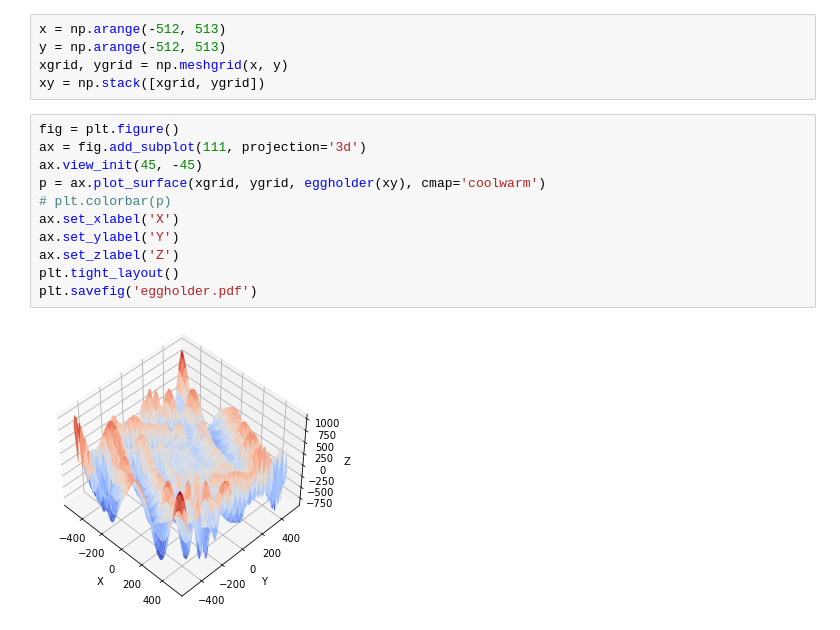
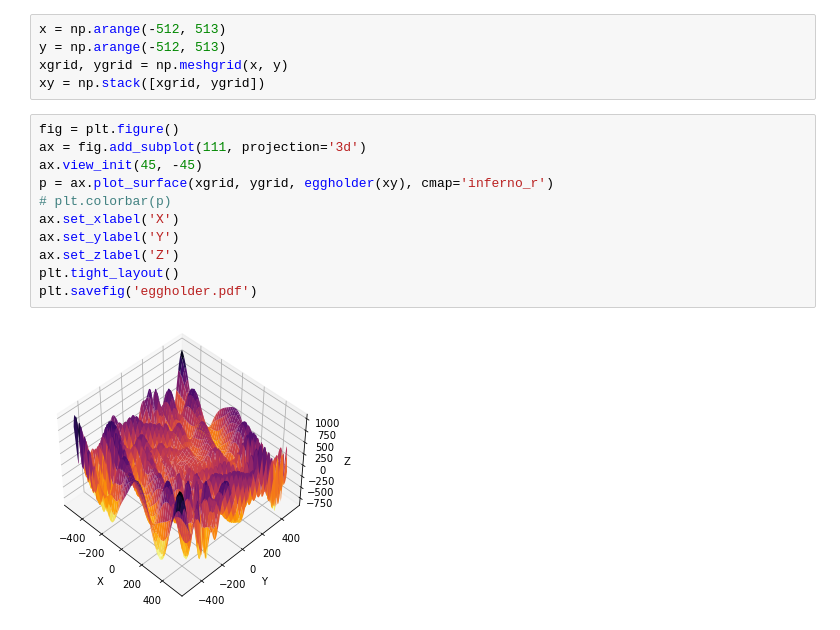
Before and after one commit to VChuzlov/SA, a Jupyter notebook: 2023/Lec/Lec-10_Смешение/eggholder_test/test.ipynb, the cells around one changed output. Cells and saved outputs as stored; diff of their text form.

```diff
--- a/2023/Lec/Lec-10_Смешение/eggholder_test/test.ipynb
+++ b/2023/Lec/Lec-10_Смешение/eggholder_test/test.ipynb
@@ -17,13 +17,13 @@ xy = np.stack([xgrid, ygrid])
 # %%
 fig = plt.figure()
 ax = fig.add_subplot(111, projection='3d')
 ax.view_init(45, -45)
-p = ax.plot_surface(xgrid, ygrid, eggholder(xy), cmap='coolwarm')
+p = ax.plot_surface(xgrid, ygrid, eggholder(xy), cmap='inferno_r')
 # plt.colorbar(p)
 ax.set_xlabel('X')
 ax.set_ylabel('Y')
 ax.set_zlabel('Z')
 plt.tight_layout()
 plt.savefig('eggholder.pdf')
 # %% [output]
-[figure, old version]
+[figure, new version]
```
Also changed, not shown: 1 other file.
